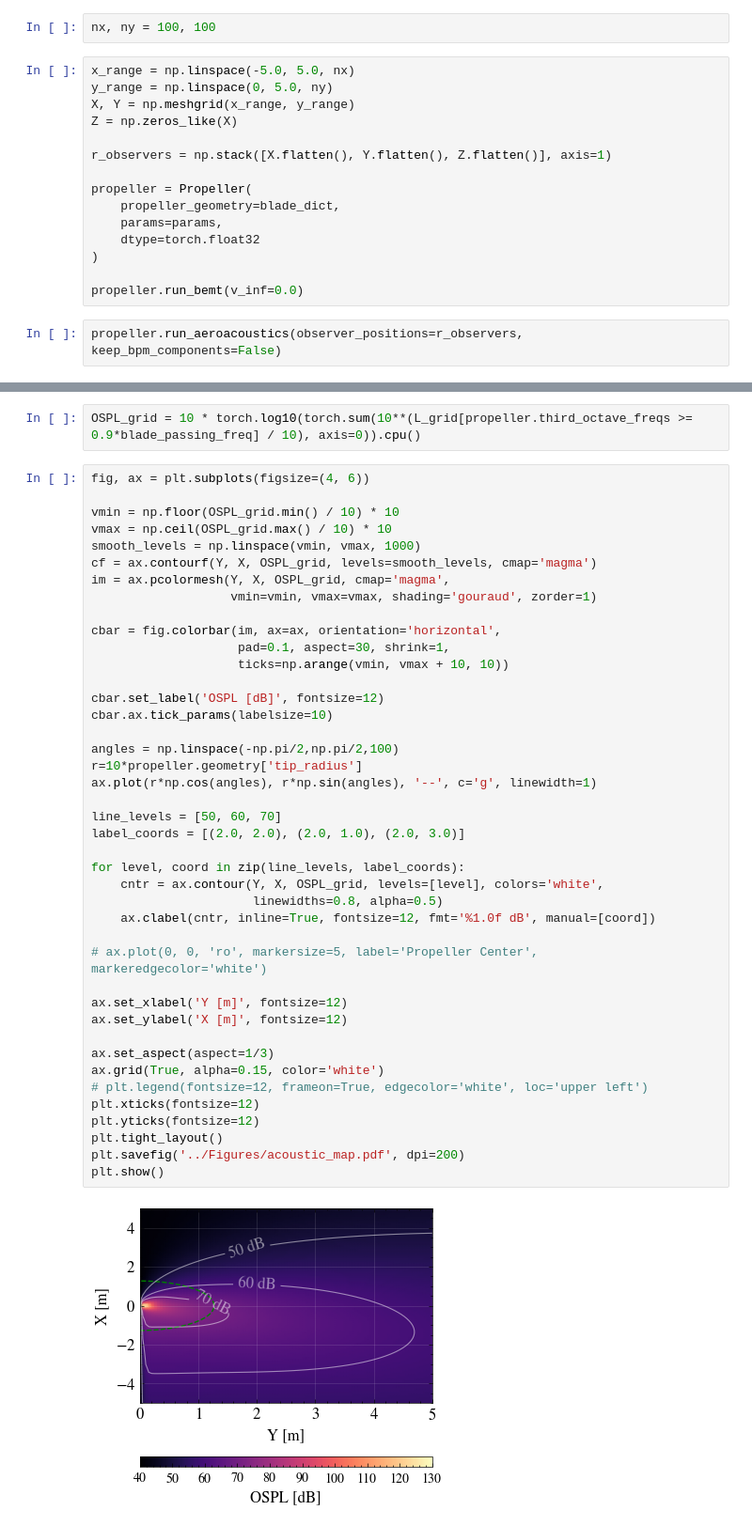
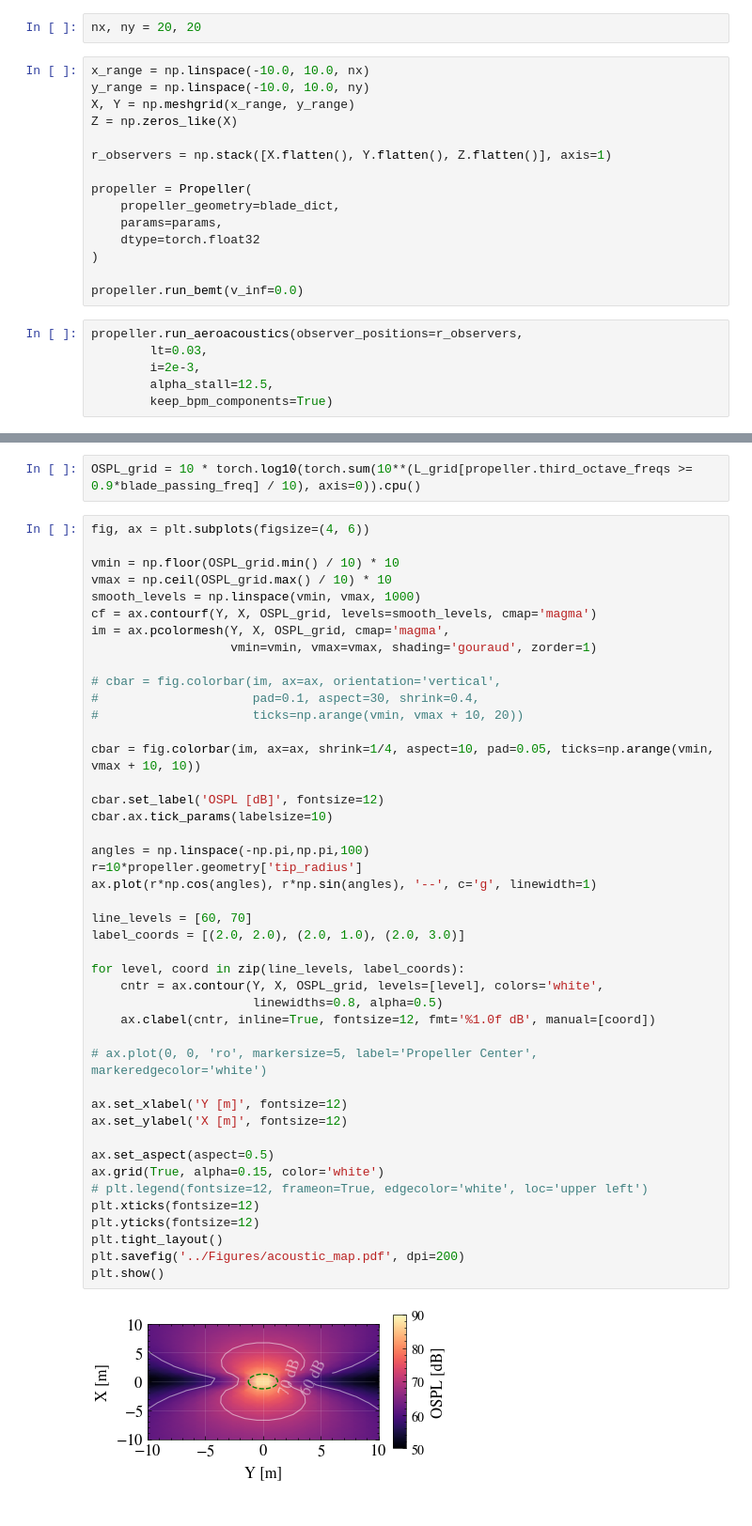
Before and after one commit to Frxljord/FastBEMT, a Jupyter notebook: Benchmarks/acousticContourMetric.ipynb, the cells around one changed output, grey strips where cells are left out. Shown at 94% size. Saved outputs shown, nothing was run; the diff lists cells and outputs as text.

```diff
--- a/Benchmarks/acousticContourMetric.ipynb
+++ b/Benchmarks/acousticContourMetric.ipynb
@@ -22,10 +23,10 @@ params = LowFidelityParameters(
     device='cuda'
 )
 # %%
-nx, ny = 100, 100
+nx, ny = 20, 20
 # %%
-x_range = np.linspace(-5.0, 5.0, nx)
-y_range = np.linspace(0, 5.0, ny)
+x_range = np.linspace(-10.0, 10.0, nx)
+y_range = np.linspace(-10.0, 10.0, ny)
 X, Y = np.meshgrid(x_range, y_range)
 Z = np.zeros_like(X)
 
@@ -39,5 +40,9 @@ propeller = Propeller(
 
 propeller.run_bemt(v_inf=0.0)
 # %%
-propeller.run_aeroacoustics(observer_positions=r_observers, keep_bpm_components=False)
+propeller.run_aeroacoustics(observer_positions=r_observers,
+        lt=0.03,
+        i=2e-3,
+        alpha_stall=12.5,
+        keep_bpm_components=True)
 # %% [output]
@@ -82,40 +86,42 @@ cf = ax.contourf(Y, X, OSPL_grid, levels=smooth_levels, cmap='magma')
 im = ax.pcolormesh(Y, X, OSPL_grid, cmap='magma',
                    vmin=vmin, vmax=vmax, shading='gouraud', zorder=1)
 
-cbar = fig.colorbar(im, ax=ax, orientation='horizontal',
-                    pad=0.1, aspect=30, shrink=1,
-                    ticks=np.arange(vmin, vmax + 10, 10))
+# cbar = fig.colorbar(im, ax=ax, orientation='vertical',
+#                     pad=0.1, aspect=30, shrink=0.4,
+#                     ticks=np.arange(vmin, vmax + 10, 20))
+
+cbar = fig.colorbar(im, ax=ax, shrink=1/4, aspect=10, pad=0.05, ticks=np.arange(vmin, vmax + 10, 10))
 
 cbar.set_label('OSPL [dB]', fontsize=12)
 cbar.ax.tick_params(labelsize=10)
 
-angles = np.linspace(-np.pi/2,np.pi/2,100)
+angles = np.linspace(-np.pi,np.pi,100)
 r=10*propeller.geometry['tip_radius']
 ax.plot(r*np.cos(angles), r*np.sin(angles), '--', c='g', linewidth=1)
 
-line_levels = [50, 60, 70]
+line_levels = [60, 70]
 label_coords = [(2.0, 2.0), (2.0, 1.0), (2.0, 3.0)]
 
 for level, coord in zip(line_levels, label_coords):
     cntr = ax.contour(Y, X, OSPL_grid, levels=[level], colors='white',
                       linewidths=0.8, alpha=0.5)
     ax.clabel(cntr, inline=True, fontsize=12, fmt='%1.0f dB', manual=[coord])
 
 # ax.plot(0, 0, 'ro', markersize=5, label='Propeller Center', markeredgecolor='white')
 
 ax.set_xlabel('Y [m]', fontsize=12)
 ax.set_ylabel('X [m]', fontsize=12)
 
-ax.set_aspect(aspect=1/3)
+ax.set_aspect(aspect=0.5)
 ax.grid(True, alpha=0.15, color='white')
 # plt.legend(fontsize=12, frameon=True, edgecolor='white', loc='upper left')
 plt.xticks(fontsize=12)
 plt.yticks(fontsize=12)
 plt.tight_layout()
 plt.savefig('../Figures/acoustic_map.pdf', dpi=200)
 plt.show()
 # %% [output]
-[figure, old version]
+[figure, new version]
 # %%
 from shapely.geometry import Polygon, box
 
```
Also changed, not shown: parts of 3 cells of this notebook, 6 other files.
